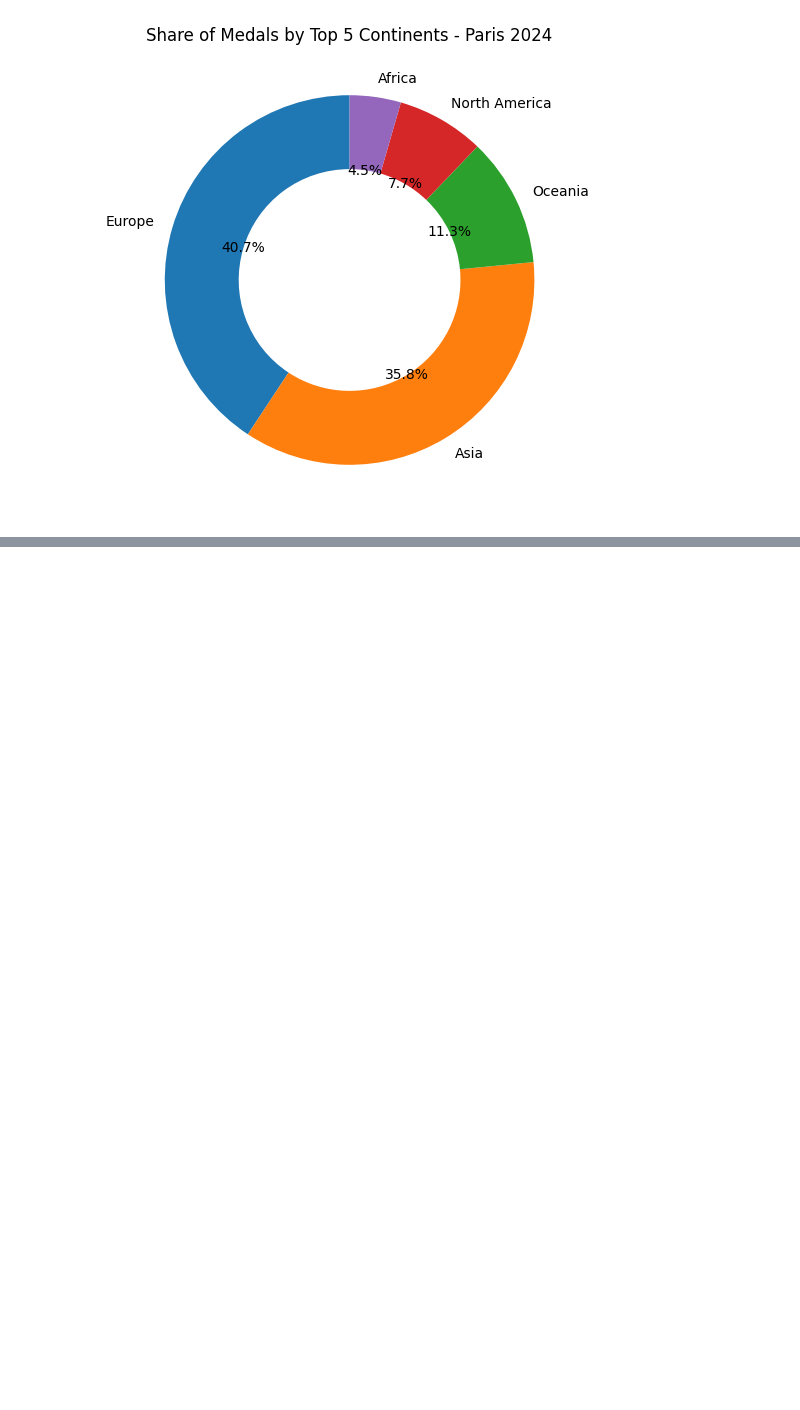
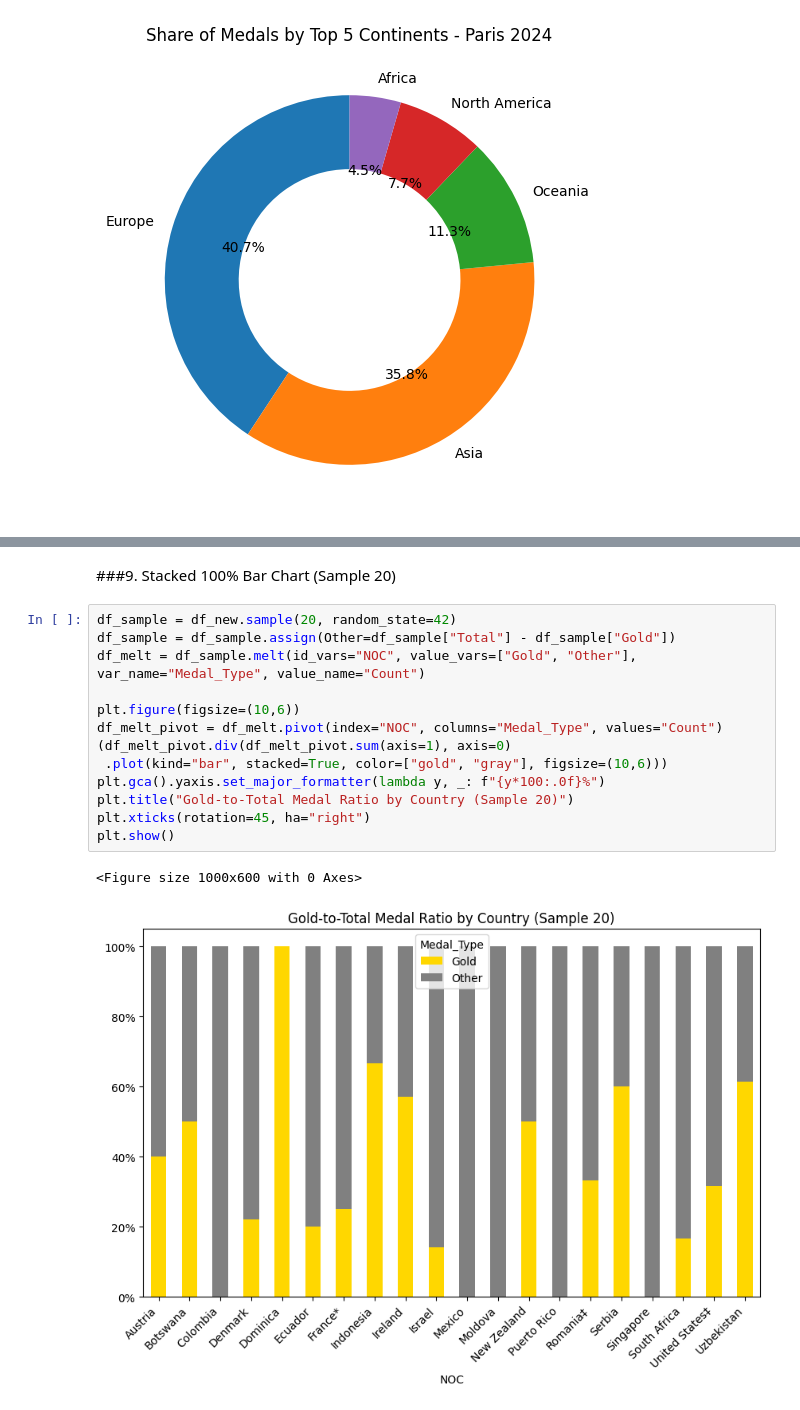
Before and after one commit to thugge254/From-Wikipedia-to-Insights-2024-Olympics-Medal-Data, a Jupyter notebook: web_scraping.ipynb, the cells around one changed output, grey strips where cells are left out. Saved outputs shown, nothing was run; the diff lists cells and outputs as text; blank space fills up the shorter version.

```diff
--- a/web_scraping.ipynb
+++ b/web_scraping.ipynb
@@ -174,0 +229,18 @@ plt.show()
+# %% [markdown]
+###9. Stacked 100% Bar Chart (Sample 20)
+# %%
+df_sample = df_new.sample(20, random_state=42)
+df_sample = df_sample.assign(Other=df_sample["Total"] - df_sample["Gold"])
+df_melt = df_sample.melt(id_vars="NOC", value_vars=["Gold", "Other"], var_name="Medal_Type", value_name="Count")
+
+plt.figure(figsize=(10,6))
+df_melt_pivot = df_melt.pivot(index="NOC", columns="Medal_Type", values="Count")
+(df_melt_pivot.div(df_melt_pivot.sum(axis=1), axis=0)
+ .plot(kind="bar", stacked=True, color=["gold", "gray"], figsize=(10,6)))
+plt.gca().yaxis.set_major_formatter(lambda y, _: f"{y*100:.0f}%")
+plt.title("Gold-to-Total Medal Ratio by Country (Sample 20)")
+plt.xticks(rotation=45, ha="right")
+plt.show()
+# %% [output]
+<Figure size 1000x600 with 0 Axes>
+[figure, added]
```
Also changed, not shown: parts of 7 cells of this notebook.
